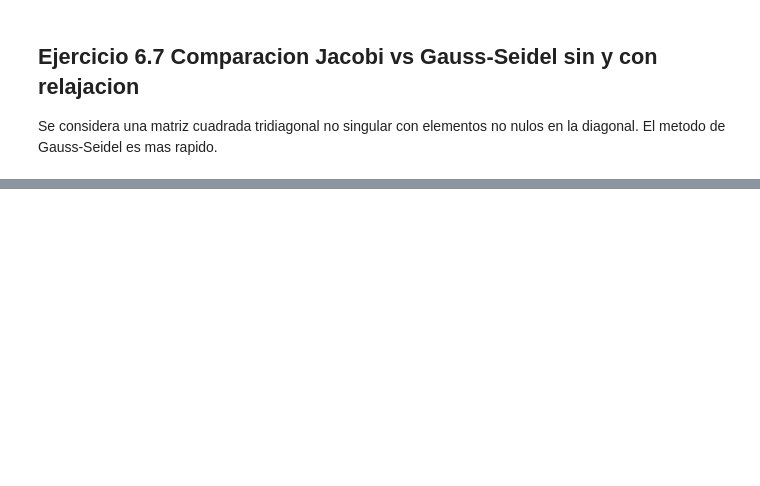
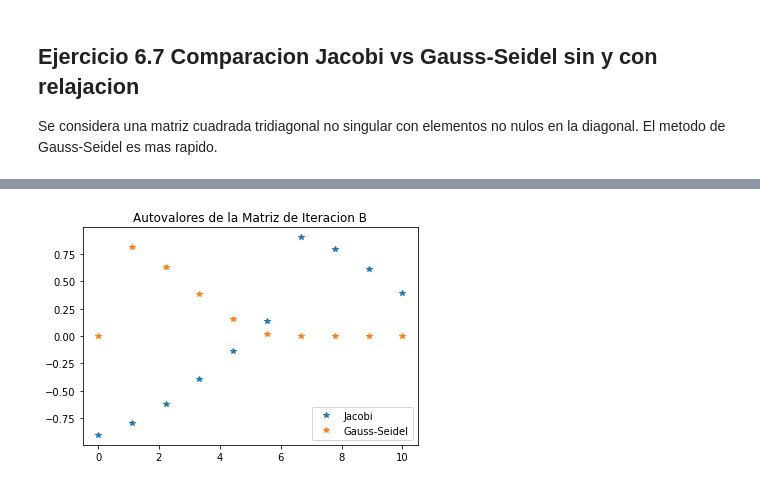
Before and after one commit to rollervan/FunMat, a Jupyter notebook: Codes/Clase VI.ipynb, the cells around one changed output, grey strips where cells are left out. Saved outputs shown, nothing was run; the diff lists cells and outputs as text; code cells hidden in the pictures; blank space fills up the shorter version.

Commit message:
Clase VI, itermeth relaxed

```diff
--- a/Codes/Clase VI.ipynb
+++ b/Codes/Clase VI.ipynb
@@ -860,74 +902,12 @@ TypeError: itermeth() takes from 5 to 6 positional arguments but 7 were given
 # %%
 
-%% ejercicio 6.7 Comparacion Jacobi vs Gauss-Seidel sin y con relajacion
-% Se considera una matriz cuadrada tridiagonal no singular con elementos
-% no nulos en la diagonal. El metodo de Gauss-Seidel es mas rapido.
-clear all;
-n=10; % hacer todo el ejemplo y luego que lo hagan ellos para n=100
-A=3*eye(n)-2*diag(ones(n-1,1),1)-diag(ones(n-1,1),-1)
-b=A*ones(n,1); % calculo b para que la solucion sea todos 1
-itermax=1000;
-tol=1e-12;
-x_0=zeros(n,1); % inicializo con ceros
-x_0=randn(n,1); % inicializo aleatorio
-%% algoritmo Jacobi
-[x_J,iter_j]=itermeth(A,b,x_0,itermax,tol,'J');
-disp('Iteraciones metodo de Jacobi')
-iter_j
-%% algoritmo Gauss-Seidel
-[x_GS,iter_gs]=itermeth(A,b,x_0,itermax,tol,'G');
-disp('Iteraciones metodo de Gauss-Seidel')
-iter_gs
-%% Algoritmo Gauss-Seidel con sub-relajacion
-w=1/2; % hago sub-relajacion que no es correcto ya que GS converge.
-% y de hecho va mas lento. poner w=1+1/2 para sobre-relajacion y va mas
-% rapido
-[x_GSR,iter_gssub_rel]=itermeth_rel(A,b,x_0,itermax,tol,'G',w);
-disp('Iteraciones metodo de Gauss-Seidel relajado')
-iter_gssub_rel
-%% matriz de iteracion Jacobi
-D=diag(diag(A));
-P=D; % precondicionador
-B_J=inv(P)*(P-A); % matriz de iteracion
-espectro_J=eig(B_J);
-radio_J=max(abs(espectro_J))
-%% matriz de iteracion Gauss-Seidel
-E=-tril(A,-1);
-P=D-E; % precondicionador
-B_GS=inv(P)*(P-A); % matriz de iteracion
-espectro_GS=eig(B_GS);
-radio_GS=max(abs(espectro_GS))
-%% matriz de iteracion de sub-ralajacion Gauss-Seidel
-w=0.5 % 0<w<1 sobre-relajacion
-E=-tril(A,-1);
-P=(1/w)*D-E; % precondicionador
-B_rel=inv(P)*(P-A); % matriz de iteracion
-espectro_sub_rel=eig(B_rel);
-radio_subrel=max(abs(espectro_sub_rel))
-%% matriz de iteracion de sobre-ralajacion Gauss-Seidel
-w=1.5 % 1<w<2 sobre-relajacion: acelera
-E=-tril(A,-1);
-P=(1/w)*D-E; % precondicionador
-B_rel=inv(P)*(P-A); % matriz de iteracion
-espectro_sobre_rel=eig(B_rel);
-radio_sobre_rel=max(abs(espectro_sobre_rel))
-%% Representacion del espectro de Jacobi y Gauss-Seidel: todos los autovalores
-% estan en la franja -1,1
-x=linspace(1,n,n); % defino el mallado, las abscisas
-figure
-plot(x,espectro_J,'*')
-hold on
-plot(x,espectro_GS,'*')
-title('Autovalores de la Matriz de Iteracion B')
-legend('Jacobi', 'Gauss-Seidel')
-%% Ejercicio: Representacion espectro Gauss-Seidel relajado
-%% Respuesta:
-x=linspace(1,n,n);
-figure
-plot(x,espectro_sub_rel,'*')
-hold on
-plot(x,espectro_GS,'*')
-hold on
-plot(x,espectro_sobre_rel,'*')
-title('Autovalores de la Matriz de Iteracion B')
-legend('Sub-Relajacion', 'Gauss-Seidel', 'Sobre-Relajacion')
+x = np.linspace(0,n,n) # defino el mallado, las abscisas
+
+plt.plot(x,espectro_J,'*')
+plt.plot(x,espectro_GS,'*')
+
+plt.title('Autovalores de la Matriz de Iteracion B')
+plt.legend(['Jacobi', 'Gauss-Seidel'])
+plt.show()
+# %% [output]
+[figure, added]
```
Also changed, not shown: parts of 19 cells of this notebook.
